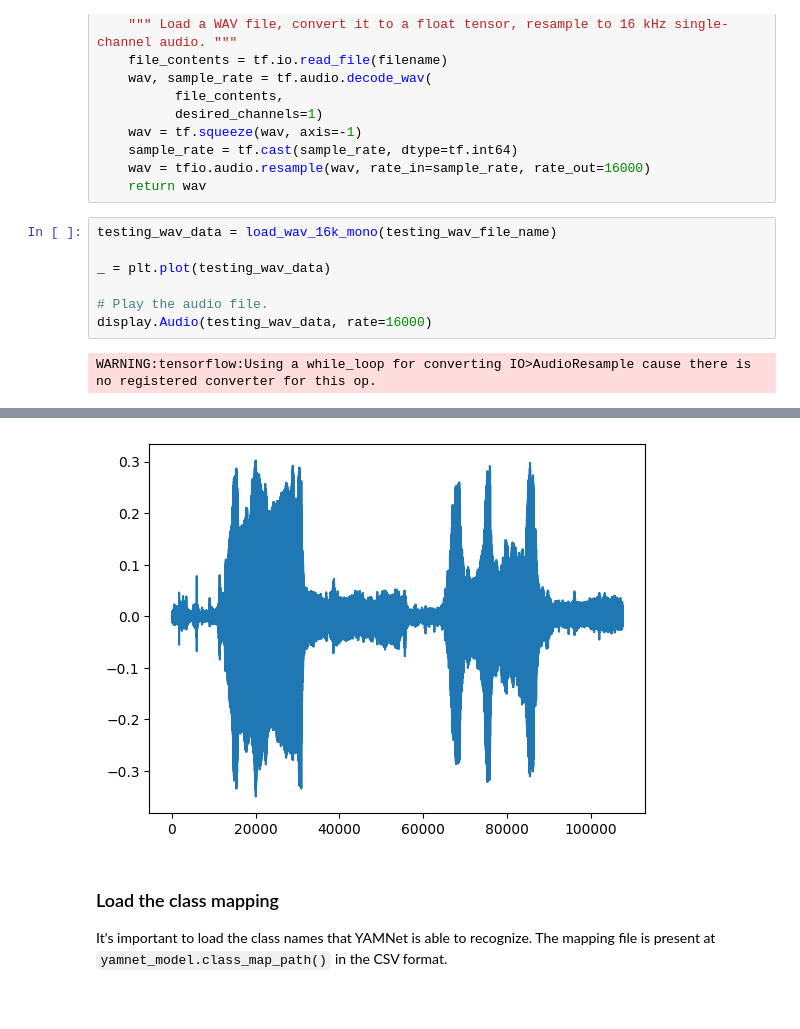
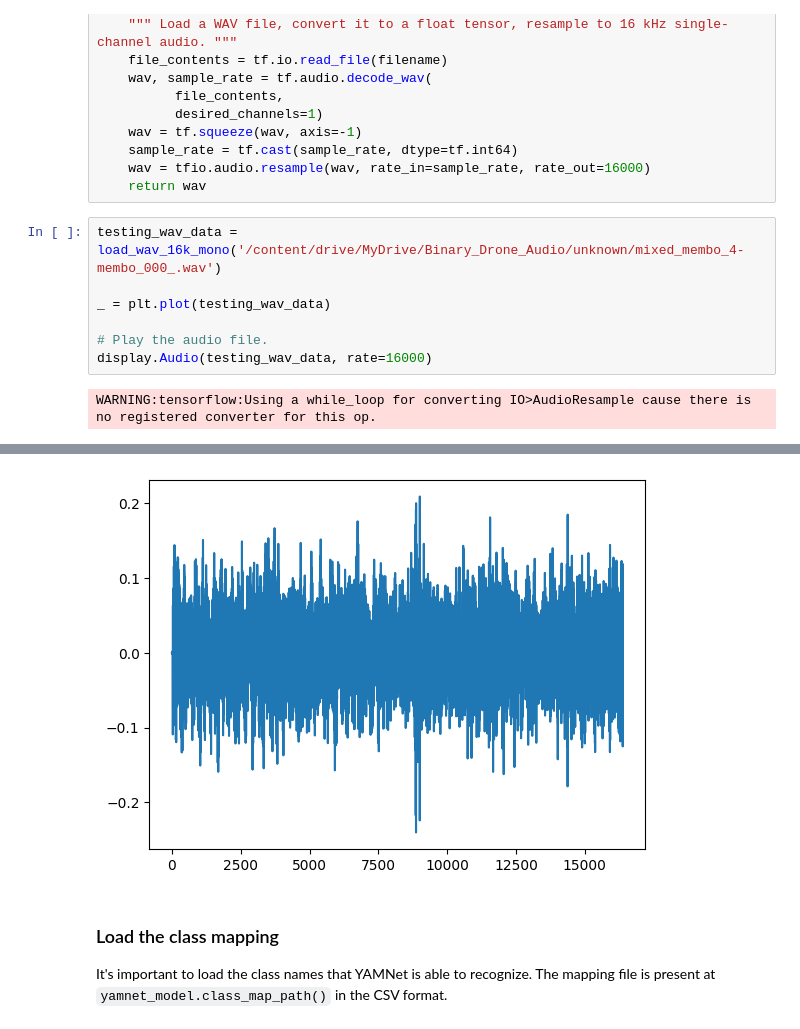
Before and after one commit to cshen890/students, a Jupyter notebook: site/en/tutorials/audio/transfer_learning_audio.ipynb, the cells around one changed output, grey strips where cells are left out. Cells and saved outputs as stored; diff of their text form.

```diff
--- a/site/en/tutorials/audio/transfer_learning_audio.ipynb
+++ b/site/en/tutorials/audio/transfer_learning_audio.ipynb
@@ -136,16 +141,16 @@ def load_wav_16k_mono(filename):
     wav = tfio.audio.resample(wav, rate_in=sample_rate, rate_out=16000)
     return wav
 # %%
-testing_wav_data = load_wav_16k_mono(testing_wav_file_name)
+testing_wav_data = load_wav_16k_mono('/content/drive/MyDrive/Binary_Drone_Audio/unknown/mixed_membo_4-membo_000_.wav')
 
 _ = plt.plot(testing_wav_data)
 
 # Play the audio file.
 display.Audio(testing_wav_data, rate=16000)
 # %% [output]
 WARNING:tensorflow:Using a while_loop for converting IO>AudioResample cause there is no registered converter for this op.
 [interactive output not drawn]
-[figure, old version]
+[figure, new version]
 # %% [markdown]
 ### Load the class mapping
 
```
Also changed, not shown: parts of 14 cells of this notebook.
